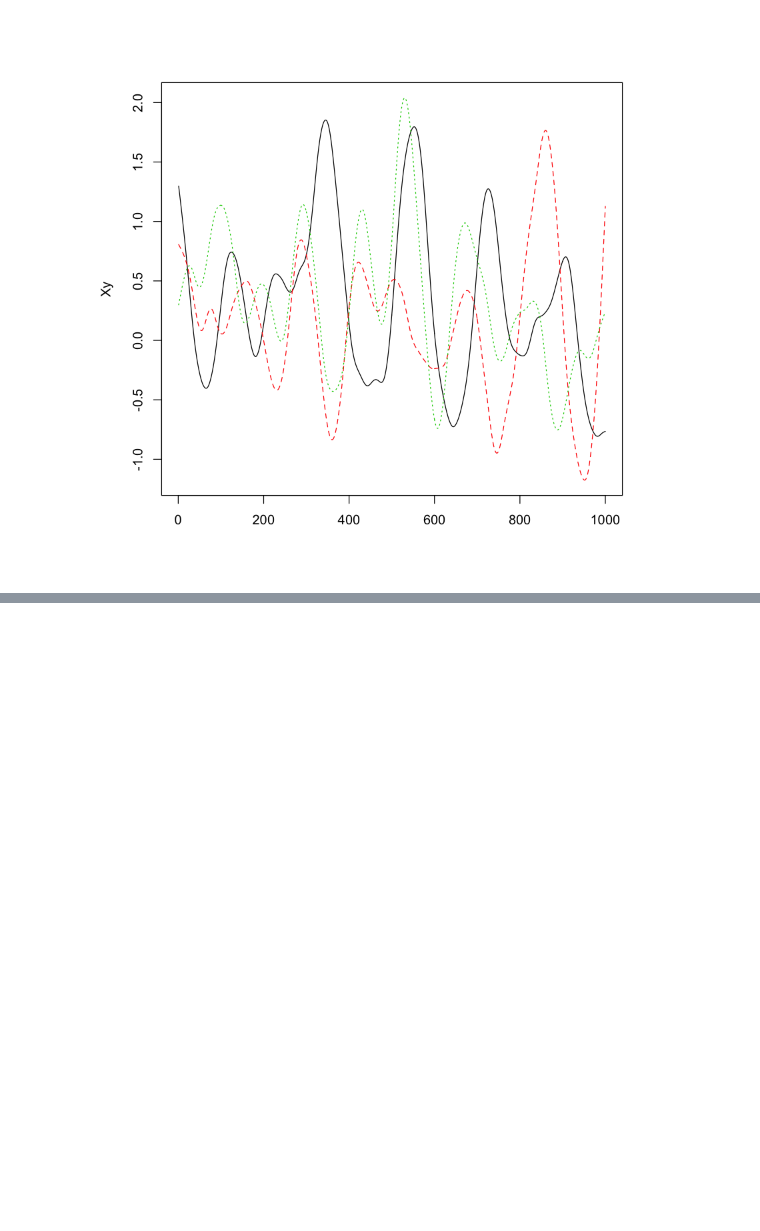
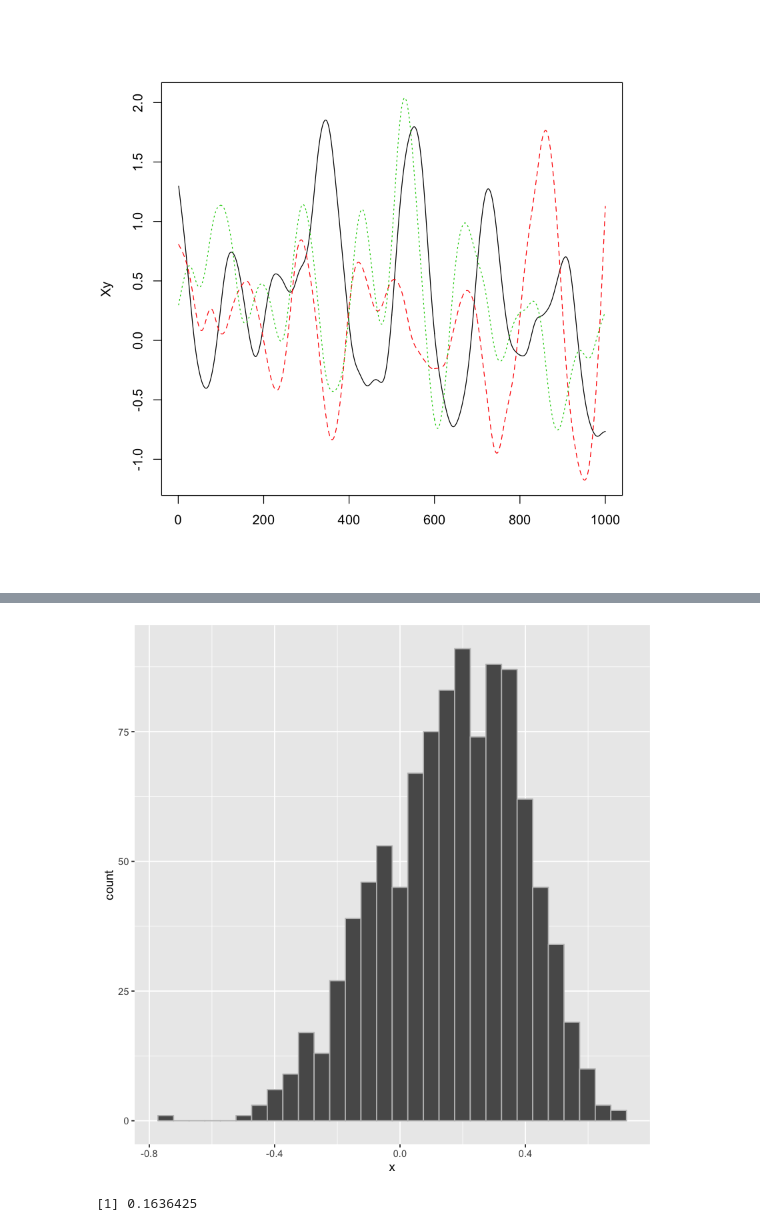
Before and after one commit to gerdm/ISLR, a Jupyter notebook: r_sessions/cv_and_bootstrap.ipynb, the cells around one changed output, grey strips where cells are left out. Cells and saved outputs as stored; diff of their text form; code cells hidden in the pictures; blank space fills up the shorter version.

Commit message:
Cross Validation, Bootstrap r session

```diff
--- a/r_sessions/cv_and_bootstrap.ipynb
+++ b/r_sessions/cv_and_bootstrap.ipynb
@@ -155,0 +204,31 @@ matplot(Xy, type="l")
+# %%
+# Where the estimated coefficients will be stored using the block bootstrap
+beta1_hats = vector()
+
+get_block_index = function(){
+    # Return 1000 indices to sample from using 10 blocks of 100 from 1->901
+
+    block_obs = sample(1:901, 10, replace=TRUE)
+    subsample_index = vector()
+    for(block in block_obs){
+        subsample_index = append(subsample_index, block:(block+99))
+    }
+
+    subsample_index
+}
+
+# Perform block bootstrap 1000 times
+for(i in 1:1000){
+    subsample.Xy = Xy[get_block_index(), ]
+    beta1_hat = lm(y ~ X1+X2, data=subsample.Xy)$coefficients[2]
+    beta1_hats[i] = beta1_hat
+}
+# %%
+data.frame(x=beta1_hats) %>%
+    ggplot(aes(x=x)) + geom_histogram(bins=30, color="gray")
+# %% [output]
+[figure, added]
+# %%
+mean(beta1_hats)
+# %% [output]
+[1] 0.1636425
```
Also changed, not shown: parts of 10 cells of this notebook.
